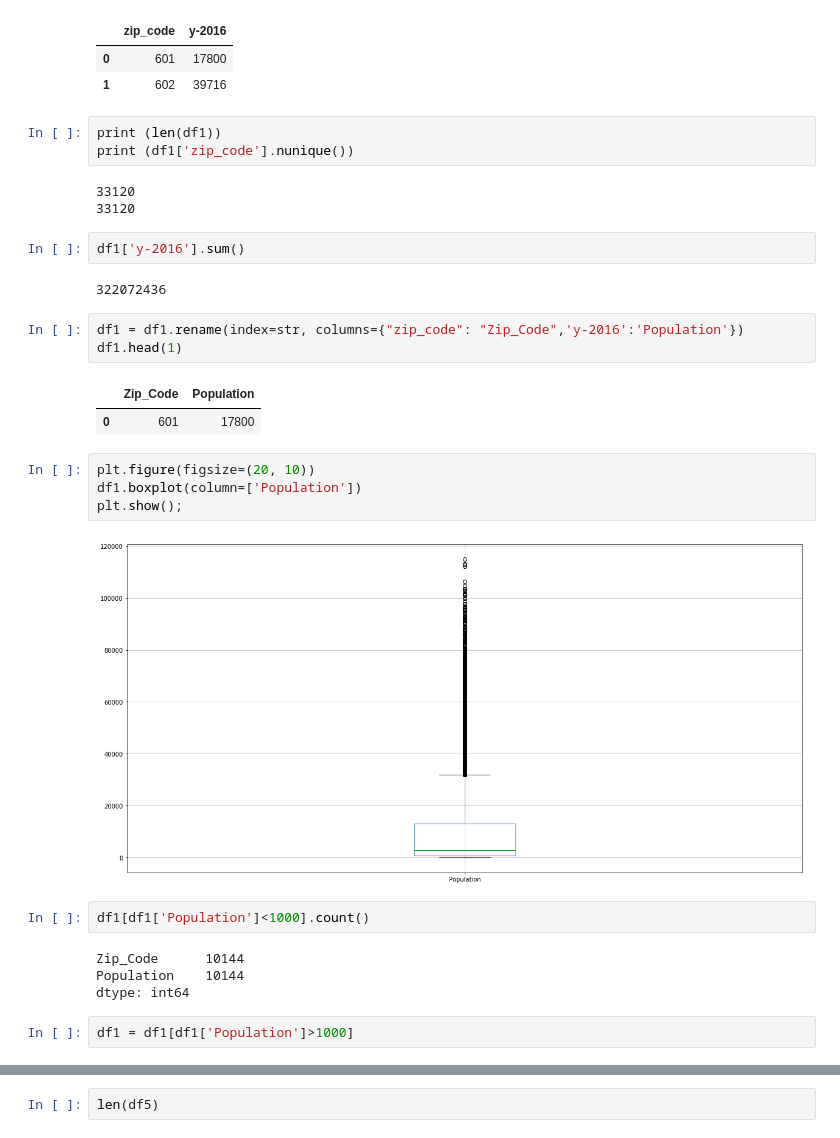
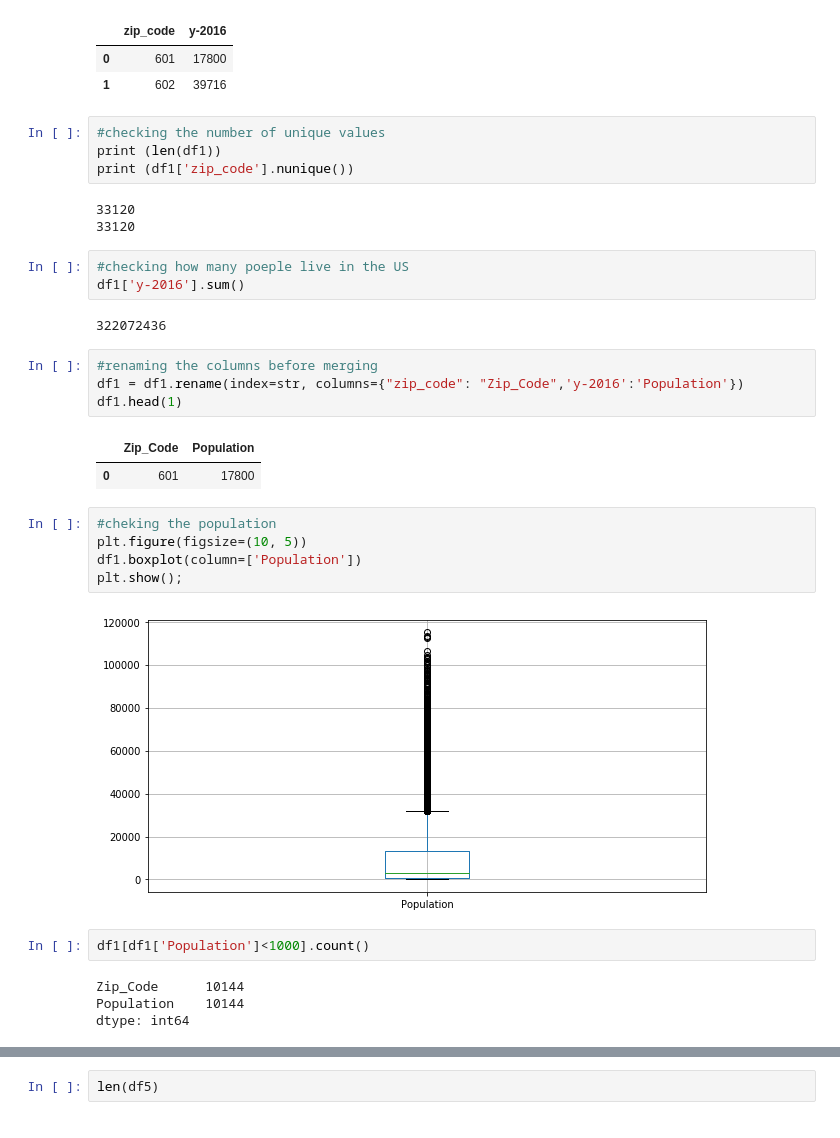
Before and after one commit to omerhakim/Prediction-of-Median-Income-in-the-US, a Jupyter notebook: Mod_3_project.ipynb, the cells around one changed output, grey strips where cells are left out. Cells and saved outputs as stored; diff of their text form.

```diff
--- a/Mod_3_project.ipynb
+++ b/Mod_3_project.ipynb
@@ -74,32 +84,34 @@ df1.head(2)
 | 0 | 601 | 17800 |
 | 1 | 602 | 39716 |
 # %%
+#checking the number of unique values
 print (len(df1))
 print (df1['zip_code'].nunique())
 # %% [output]
 33120
 33120
-# %%
-df1['y-2016'].sum()
-# %% [output]
-322072436
+# %%
+#checking how many poeple live in the US
+df1['y-2016'].sum()
+# %% [output]
+322072436
 # %%
+#renaming the columns before merging
 df1 = df1.rename(index=str, columns={"zip_code": "Zip_Code",'y-2016':'Population'})
 df1.head(1)
 # %% [output]
 |  | Zip_Code | Population |
 | 0 | 601 | 17800 |
 # %%
-plt.figure(figsize=(20, 10))
+#cheking the population
+plt.figure(figsize=(10, 5))
 df1.boxplot(column=['Population'])
 plt.show();
 # %% [output]
-[figure, old version]
+[figure, new version]
 # %%
 df1[df1['Population']<1000].count()
 # %% [output]
 Zip_Code      10144
 Population    10144
 dtype: int64
-# %%
-df1 = df1[df1['Population']>1000]
```
Also changed, not shown: parts of 127 cells of this notebook.
